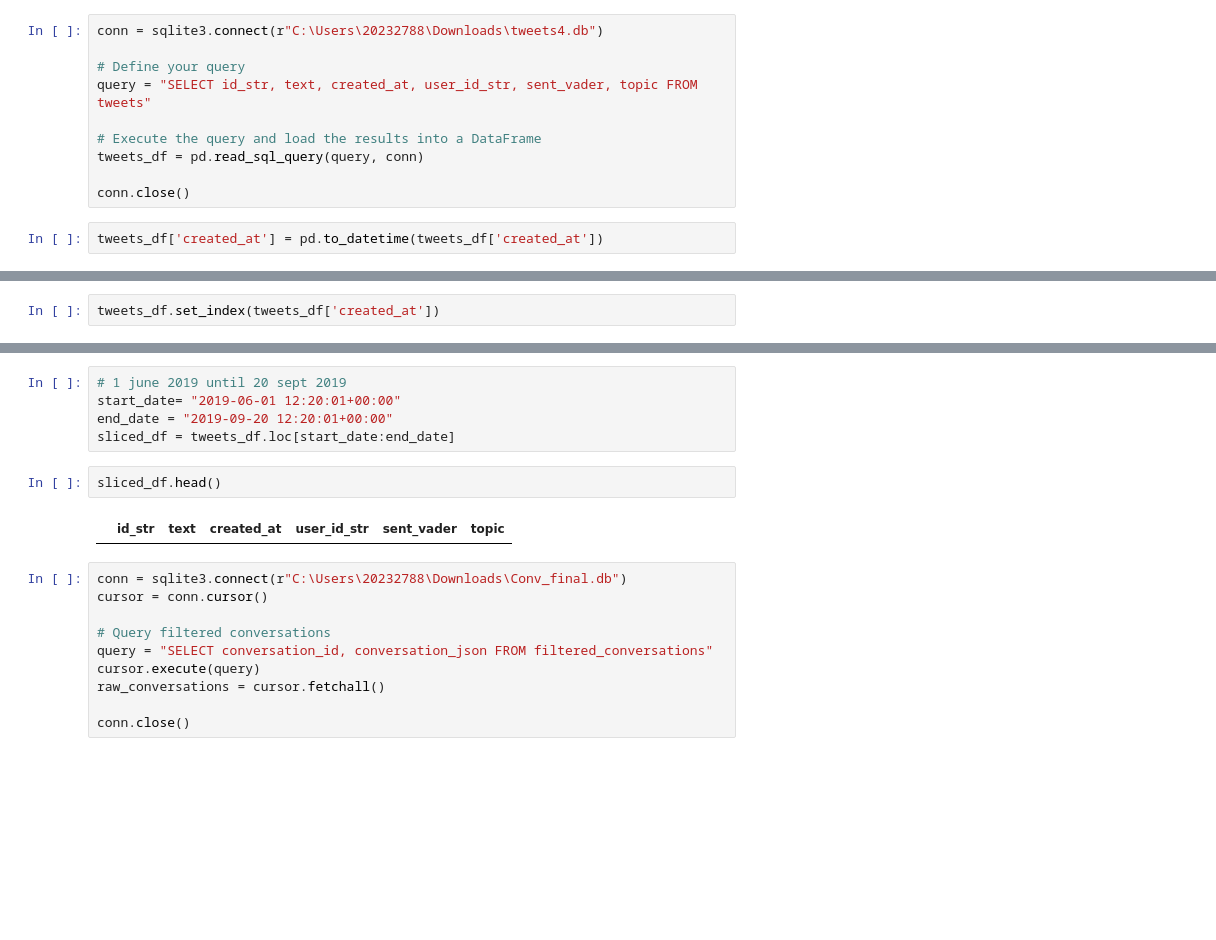
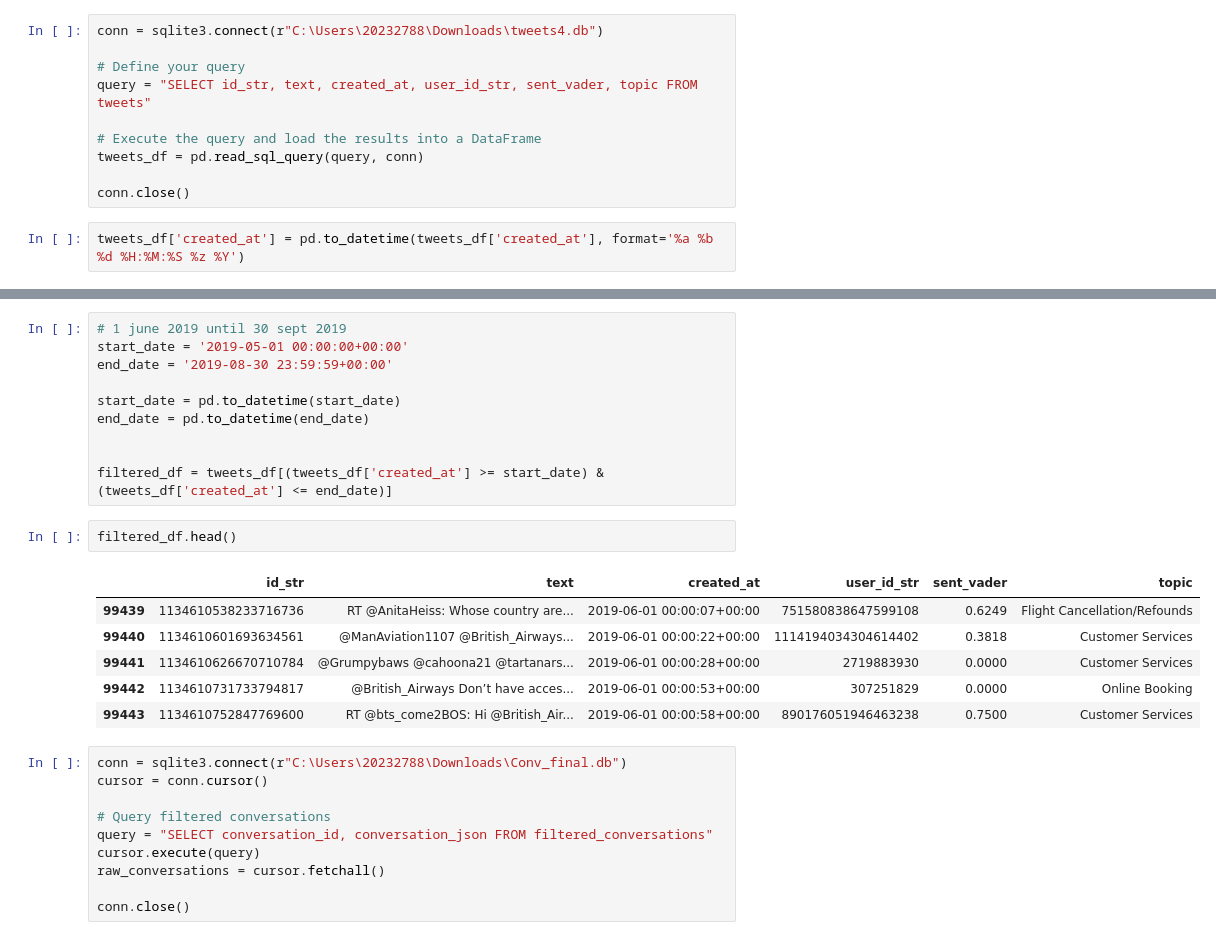
Before and after one commit to vdattwani2005/DBL-Challenge-JBG000-Final, a Jupyter notebook: Visualisations/Topic_exploration_demo_expo.ipynb, the cells around one changed output, grey strips where cells are left out. Drawn from its saved outputs; the diff is of its cells as text; blank space fills up the shorter version.

```diff
--- a/Visualisations/Topic_exploration_demo_expo.ipynb
+++ b/Visualisations/Topic_exploration_demo_expo.ipynb
@@ -20,5 +20,5 @@ tweets_df = pd.read_sql_query(query, conn)
 
 conn.close()
 # %%
-tweets_df['created_at'] = pd.to_datetime(tweets_df['created_at'])
+tweets_df['created_at'] = pd.to_datetime(tweets_df['created_at'], format='%a %b %d %H:%M:%S %z %Y')
 # %%
@@ -33,2 +38,0 @@ tweets_df.head()
-# %%
-tweets_df.set_index(tweets_df['created_at'])
@@ -50,12 +39,22 @@ tweets_df.set_index(tweets_df['created_at'])
 # %%
-# 1 june 2019 until 20 sept 2019
-start_date= "2019-06-01 12:20:01+00:00"
-end_date = "2019-09-20 12:20:01+00:00"
-sliced_df = tweets_df.loc[start_date:end_date]
+# 1 june 2019 until 30 sept 2019
+start_date = '2019-05-01 00:00:00+00:00'
+end_date = '2019-08-30 23:59:59+00:00'
+
+start_date = pd.to_datetime(start_date)
+end_date = pd.to_datetime(end_date)
+
+
+filtered_df = tweets_df[(tweets_df['created_at'] >= start_date) & (tweets_df['created_at'] <= end_date)]
 # %%
-sliced_df.head()
+filtered_df.head()
 # %% [output]
 |  | id_str | text | created_at | user_id_str | sent_vader | topic |
+| 99439 | 1134610538233716736 | RT @AnitaHeiss: Whose country are... | 2019-06-01 00:00:07+00:00 | 751580838647599108 | 0.6249 | Flight Cancellation/Refounds |
+| 99440 | 1134610601693634561 | @ManAviation1107 @British_Airways... | 2019-06-01 00:00:22+00:00 | 1114194034304614402 | 0.3818 | Customer Services |
+| 99441 | 1134610626670710784 | @Grumpybaws @cahoona21 @tartanars... | 2019-06-01 00:00:28+00:00 | 2719883930 | 0.0000 | Customer Services |
+| 99442 | 1134610731733794817 | @British_Airways Don’t have acces... | 2019-06-01 00:00:53+00:00 | 307251829 | 0.0000 | Online Booking |
+| 99443 | 1134610752847769600 | RT @bts_come2BOS: Hi @British_Air... | 2019-06-01 00:00:58+00:00 | 890176051946463238 | 0.7500 | Customer Services |
 # %%
 conn = sqlite3.connect(r"C:\Users\20232788\Downloads\Conv_final.db")
 cursor = conn.cursor()
```
Also changed, not shown: parts of 7 cells of this notebook.
